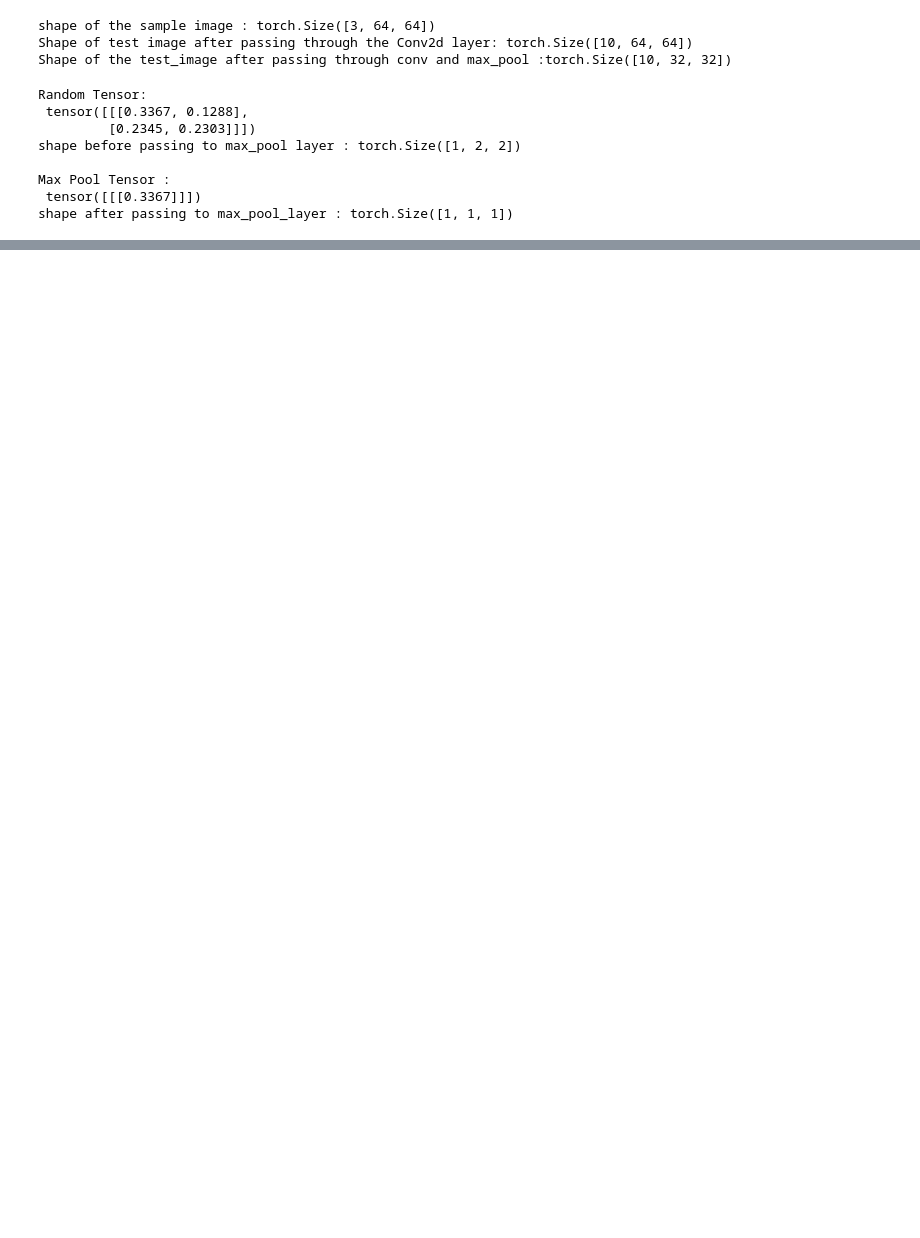
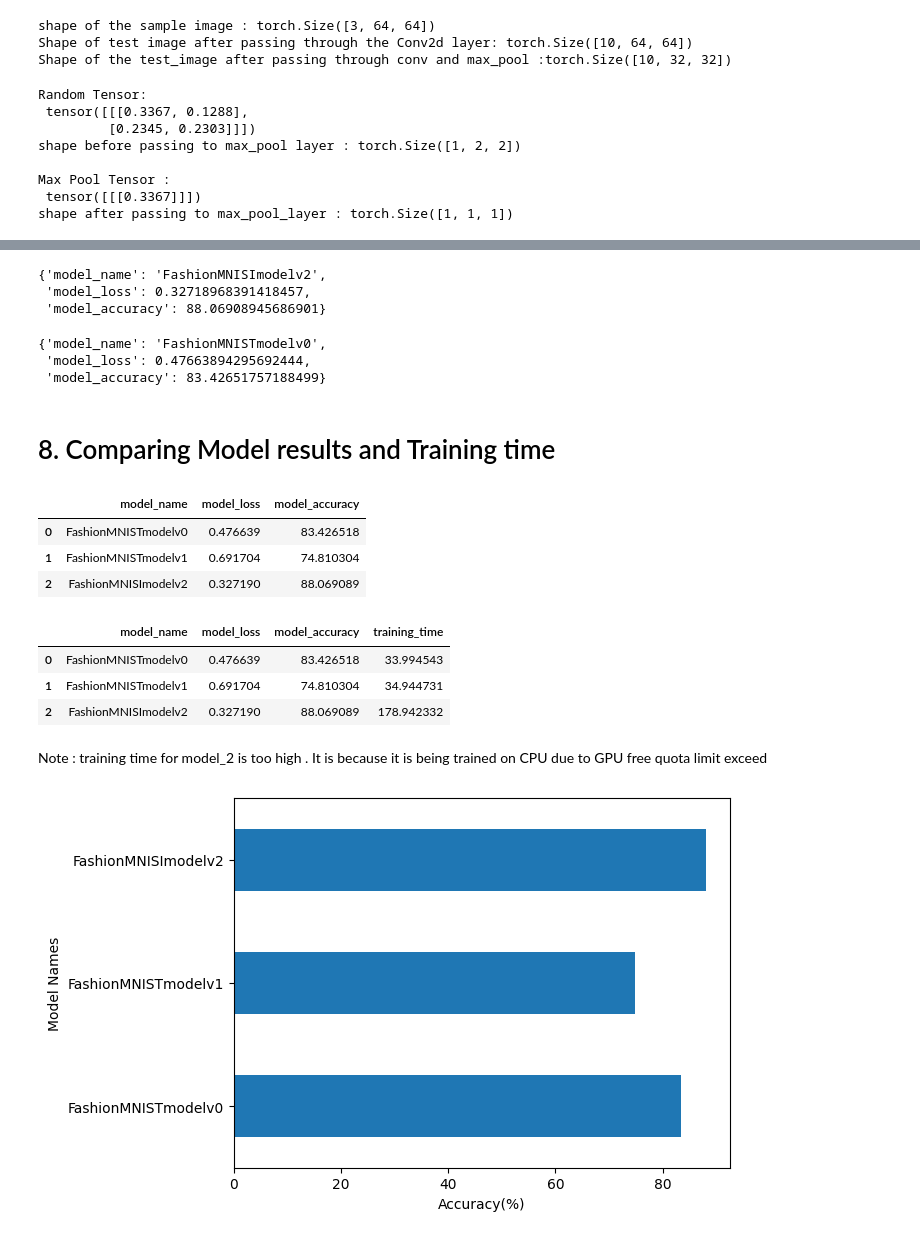
Before and after one commit to arosha27/Week4-LearnPyTorch, a Jupyter notebook: 03_pytorch_computer_vision.ipynb, the cells around one changed output, grey strips where cells are left out. Cells and saved outputs as stored; diff of their text form; code cells hidden in the pictures; blank space fills up the shorter version.

Commit message:
PyTorch for computer vision lesson and notebook completed. Best model FashionMNISTmodelv2 is saved via its state_dict() in the model folder for later use

```diff
--- a/03_pytorch_computer_vision.ipynb
+++ b/03_pytorch_computer_vision.ipynb
@@ -974,0 +976,56 @@ RuntimeError: mat1 and mat2 shapes cannot be multiplied (32x490 and 49x10)
+# %%
+#Get model_2 results dictionary
+model_2_results = eval_model(
+    model_2 ,
+    test_dataloader,
+    loss_fn,
+    accuracy_fn,
+    device
+)
+
+model_2_results
+# %% [output]
+{'model_name': 'FashionMNISImodelv2',
+ 'model_loss': 0.32718968391418457,
+ 'model_accuracy': 88.06908945686901}
+# %%
+model_0_results
+# %% [output]
+{'model_name': 'FashionMNISTmodelv0',
+ 'model_loss': 0.47663894295692444,
+ 'model_accuracy': 83.42651757188499}
+# %% [markdown]
+# 8. Comparing Model results and Training time
+# %%
+import pandas as pd
+compare_results = pd.DataFrame([model_0_results,
+                                model_1_results,
+                                model_2_results])
+compare_results
+# %% [output]
+|  | model_name | model_loss | model_accuracy |
+| 0 | FashionMNISTmodelv0 | 0.476639 | 83.426518 |
+| 1 | FashionMNISTmodelv1 | 0.691704 | 74.810304 |
+| 2 | FashionMNISImodelv2 | 0.327190 | 88.069089 |
+# %%
+#Add training time column in the dataframe
+compare_results['training_time'] = [total_train_time_model_0,
+                                    total_train_time_model_1,
+                                    total_train_time_model_2]
+# %%
+compare_results
+# %% [output]
+|  | model_name | model_loss | model_accuracy | training_time |
+| 0 | FashionMNISTmodelv0 | 0.476639 | 83.426518 | 33.994543 |
+| 1 | FashionMNISTmodelv1 | 0.691704 | 74.810304 | 34.944731 |
+| 2 | FashionMNISImodelv2 | 0.327190 | 88.069089 | 178.942332 |
+# %% [markdown]
+Note : training time for model_2 is too high . It is because it is being trained on CPU due to GPU free quota limit exceed
+# %%
+#visiulaize
+compare_results.set_index("model_name")["model_accuracy"].plot(kind = "barh")
+plt.xlabel("Accuracy(%)")
+plt.ylabel("Model Names")
+plt.show()
+# %% [output]
+[figure, added]
```
Also changed, not shown: parts of 46 cells of this notebook.
